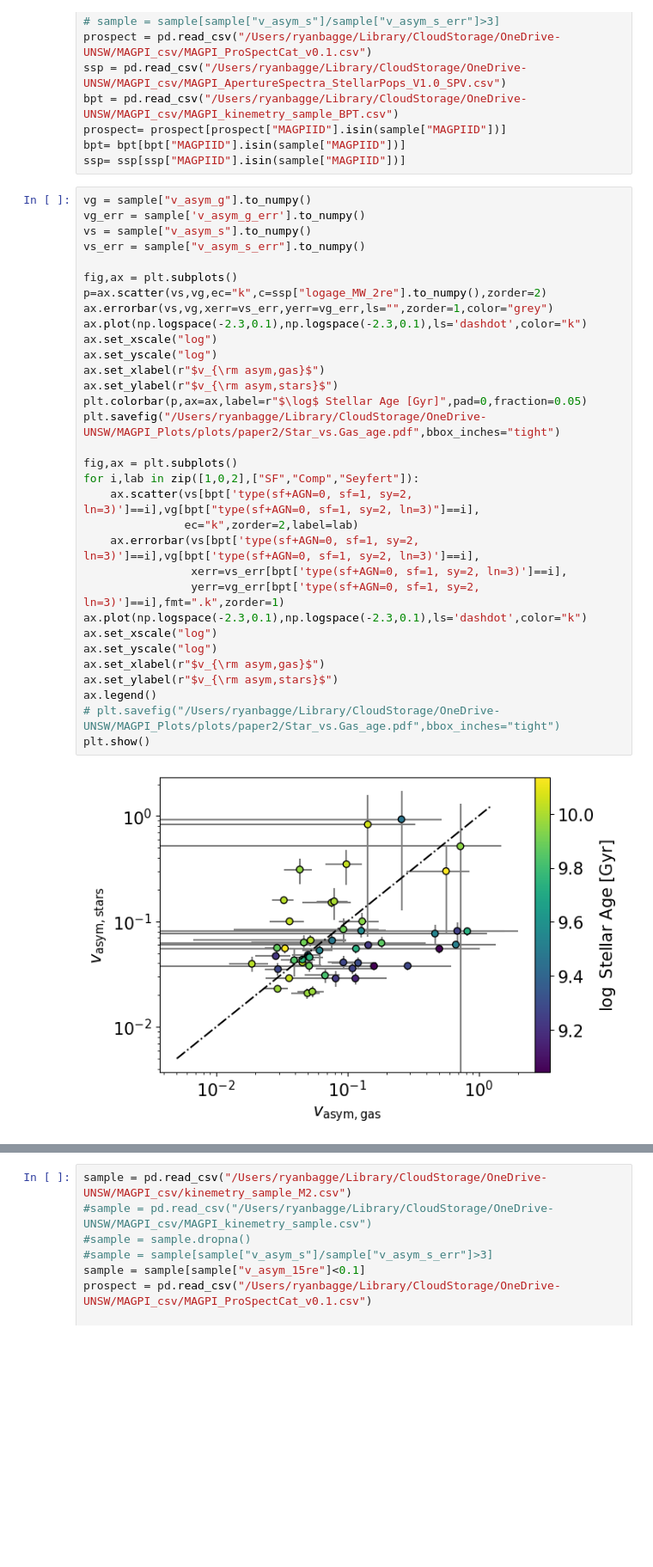
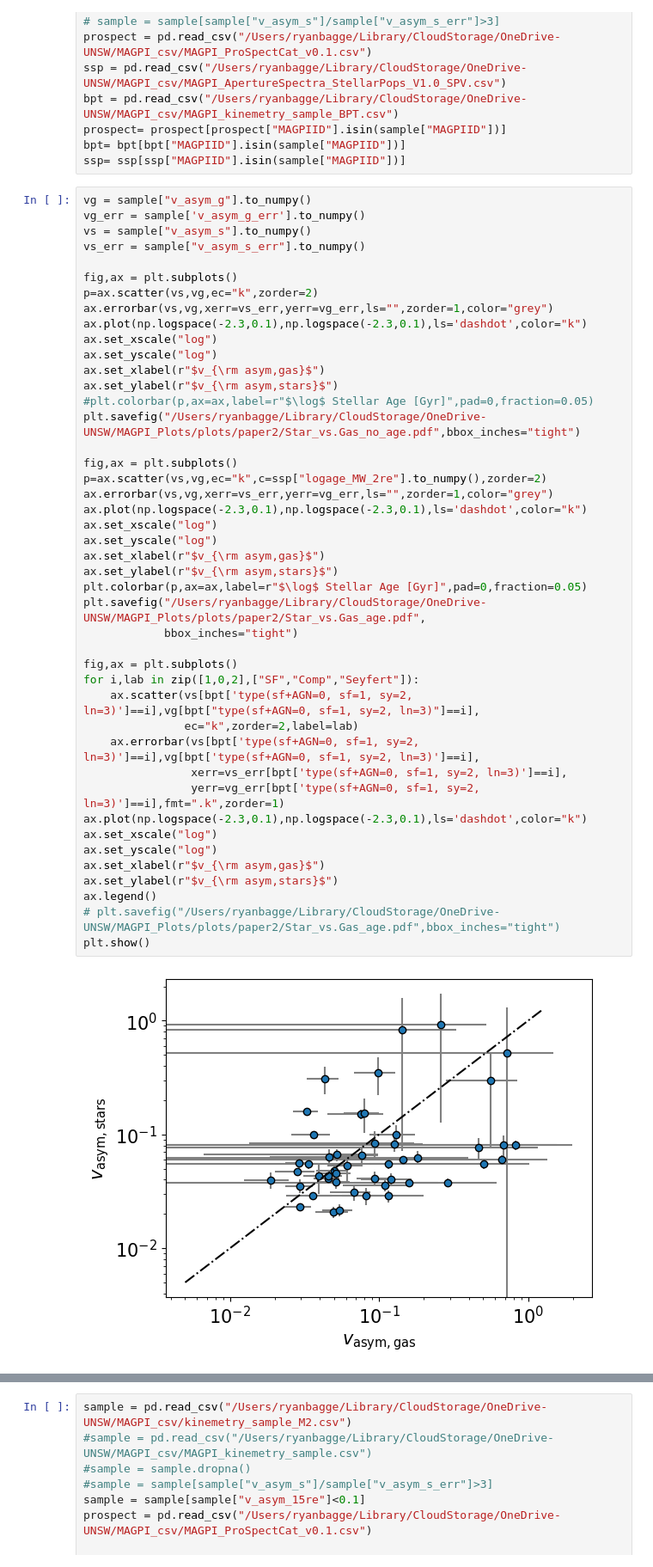
Before and after one commit to r-bagge/MAGPI_kinematics, a Jupyter notebook: plots.ipynb, the cells around one changed output, grey strips where cells are left out. Shown at 86% size. Drawn from its saved outputs; the diff is of its cells as text; blank space fills up the shorter version.

```diff
--- a/plots.ipynb
+++ b/plots.ipynb
@@ -20,32 +20,44 @@ vg = sample["v_asym_g"].to_numpy()
 vg_err = sample['v_asym_g_err'].to_numpy()
 vs = sample["v_asym_s"].to_numpy()
 vs_err = sample["v_asym_s_err"].to_numpy()
+
+fig,ax = plt.subplots()
+p=ax.scatter(vs,vg,ec="k",zorder=2)
+ax.errorbar(vs,vg,xerr=vs_err,yerr=vg_err,ls="",zorder=1,color="grey")
+ax.plot(np.logspace(-2.3,0.1),np.logspace(-2.3,0.1),ls='dashdot',color="k")
+ax.set_xscale("log")
+ax.set_yscale("log")
+ax.set_xlabel(r"$v_{\rm asym,gas}$")
+ax.set_ylabel(r"$v_{\rm asym,stars}$")
+#plt.colorbar(p,ax=ax,label=r"$\log$ Stellar Age [Gyr]",pad=0,fraction=0.05)
+plt.savefig("/Users/ryanbagge/Library/CloudStorage/OneDrive-UNSW/MAGPI_Plots/plots/paper2/Star_vs.Gas_no_age.pdf",bbox_inches="tight")
 
 fig,ax = plt.subplots()
 p=ax.scatter(vs,vg,ec="k",c=ssp["logage_MW_2re"].to_numpy(),zorder=2)
 ax.errorbar(vs,vg,xerr=vs_err,yerr=vg_err,ls="",zorder=1,color="grey")
 ax.plot(np.logspace(-2.3,0.1),np.logspace(-2.3,0.1),ls='dashdot',color="k")
 ax.set_xscale("log")
 ax.set_yscale("log")
 ax.set_xlabel(r"$v_{\rm asym,gas}$")
 ax.set_ylabel(r"$v_{\rm asym,stars}$")
 plt.colorbar(p,ax=ax,label=r"$\log$ Stellar Age [Gyr]",pad=0,fraction=0.05)
-plt.savefig("/Users/ryanbagge/Library/CloudStorage/OneDrive-UNSW/MAGPI_Plots/plots/paper2/Star_vs.Gas_age.pdf",bbox_inches="tight")
+plt.savefig("/Users/ryanbagge/Library/CloudStorage/OneDrive-UNSW/MAGPI_Plots/plots/paper2/Star_vs.Gas_age.pdf",
+            bbox_inches="tight")
 
 fig,ax = plt.subplots()
 for i,lab in zip([1,0,2],["SF","Comp","Seyfert"]):
     ax.scatter(vs[bpt['type(sf+AGN=0, sf=1, sy=2, ln=3)']==i],vg[bpt["type(sf+AGN=0, sf=1, sy=2, ln=3)"]==i],
                ec="k",zorder=2,label=lab)
     ax.errorbar(vs[bpt['type(sf+AGN=0, sf=1, sy=2, ln=3)']==i],vg[bpt['type(sf+AGN=0, sf=1, sy=2, ln=3)']==i],
                 xerr=vs_err[bpt['type(sf+AGN=0, sf=1, sy=2, ln=3)']==i],
                 yerr=vg_err[bpt['type(sf+AGN=0, sf=1, sy=2, ln=3)']==i],fmt=".k",zorder=1)
 ax.plot(np.logspace(-2.3,0.1),np.logspace(-2.3,0.1),ls='dashdot',color="k")
 ax.set_xscale("log")
 ax.set_yscale("log")
 ax.set_xlabel(r"$v_{\rm asym,gas}$")
 ax.set_ylabel(r"$v_{\rm asym,stars}$")
 ax.legend()
 # plt.savefig("/Users/ryanbagge/Library/CloudStorage/OneDrive-UNSW/MAGPI_Plots/plots/paper2/Star_vs.Gas_age.pdf",bbox_inches="tight")
 plt.show()
 # %% [output]
-[figure, old version]
+[figure, new version]
```
Also changed, not shown: parts of 1 cell of this notebook, 2 other files.
